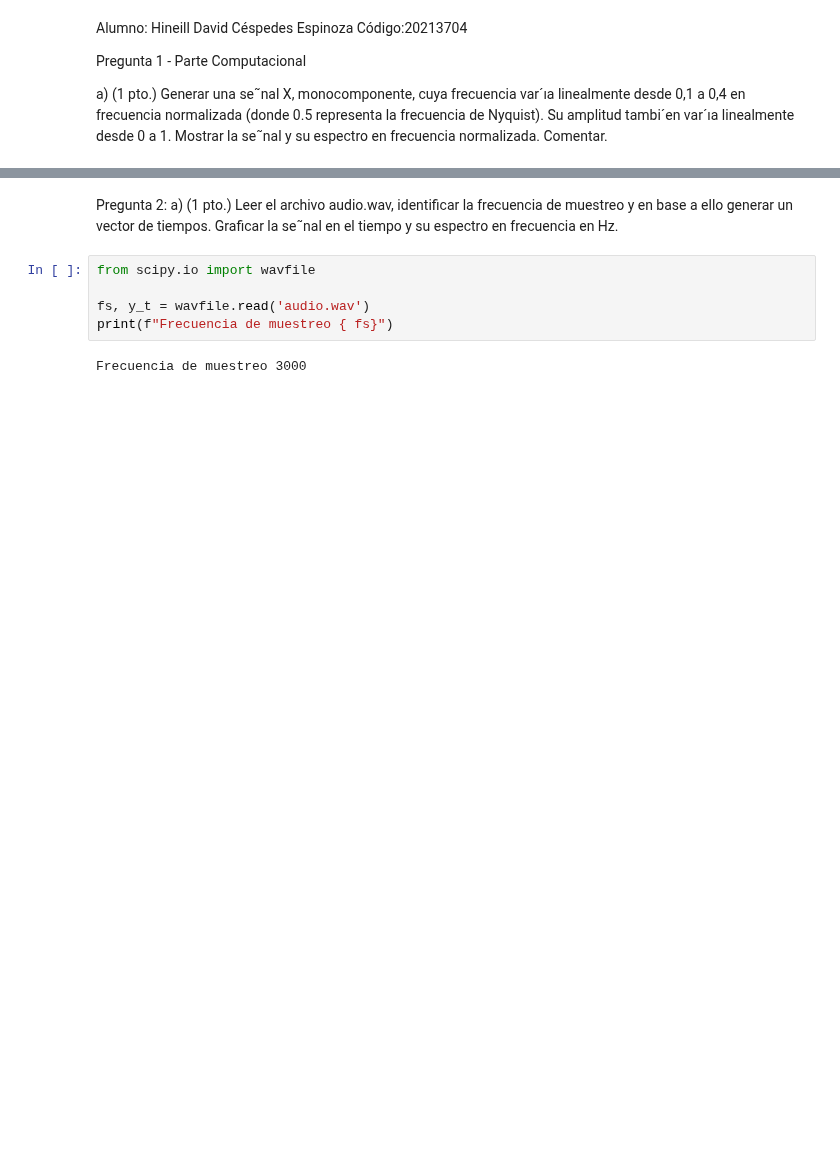
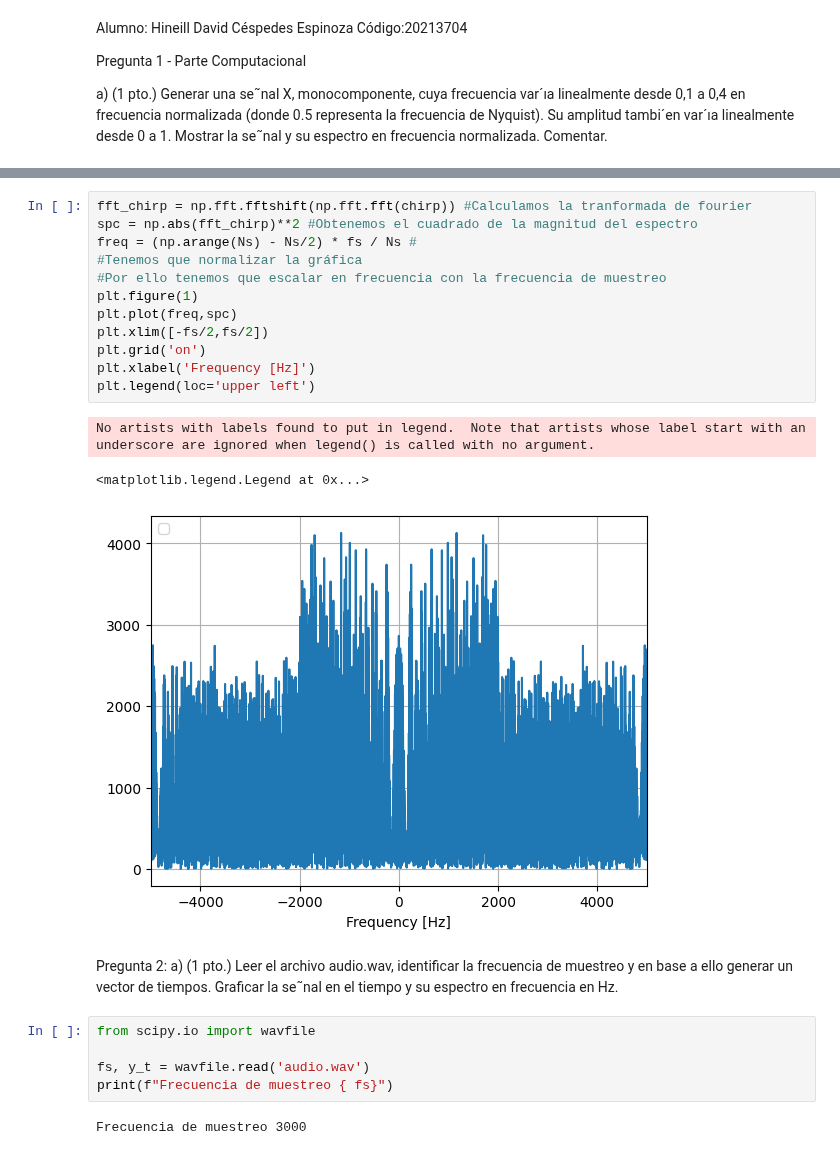
Before and after one commit to ExampleToFollow/PracticasPDS, a Jupyter notebook: Lab1/informePrevio.ipynb, the cells around one changed output, grey strips where cells are left out. Saved outputs shown, nothing was run; the diff lists cells and outputs as text; blank space fills up the shorter version.

```diff
--- a/Lab1/informePrevio.ipynb
+++ b/Lab1/informePrevio.ipynb
@@ -24,3 +36,19 @@ plt.plot(t,espectro)
+# %%
+fft_chirp = np.fft.fftshift(np.fft.fft(chirp)) #Calculamos la tranformada de fourier
+spc = np.abs(fft_chirp)**2 #Obtenemos el cuadrado de la magnitud del espectro
+freq = (np.arange(Ns) - Ns/2) * fs / Ns #
+#Tenemos que normalizar la gráfica
+#Por ello tenemos que escalar en frecuencia con la frecuencia de muestreo
+plt.figure(1)
+plt.plot(freq,spc)
+plt.xlim([-fs/2,fs/2])
+plt.grid('on')
+plt.xlabel('Frequency [Hz]')
+plt.legend(loc='upper left')
+# %% [output]
+No artists with labels found to put in legend.  Note that artists whose label start with an underscore are ignored when legend() is called with no argument.
+<matplotlib.legend.Legend at 0x...>
+[figure, added]
 # %% [markdown]
 Pregunta 2:
 a) (1 pto.) Leer el archivo audio.wav, identificar la frecuencia de muestreo y
```
Also changed, not shown: parts of 4 cells of this notebook.
